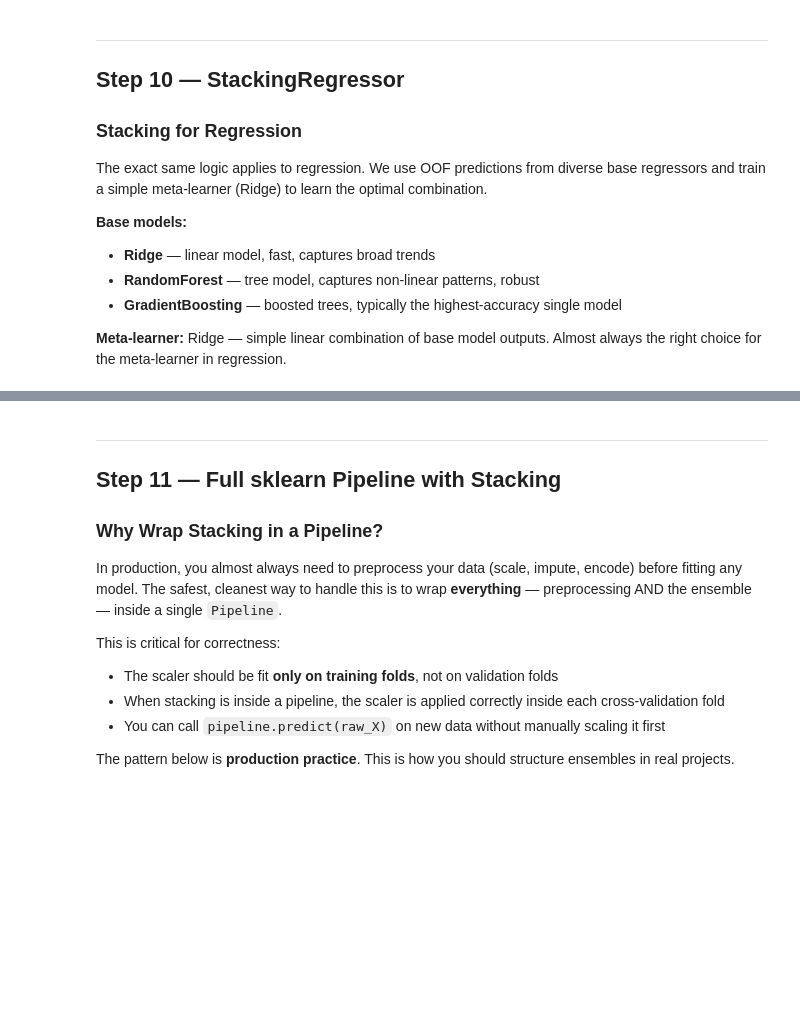
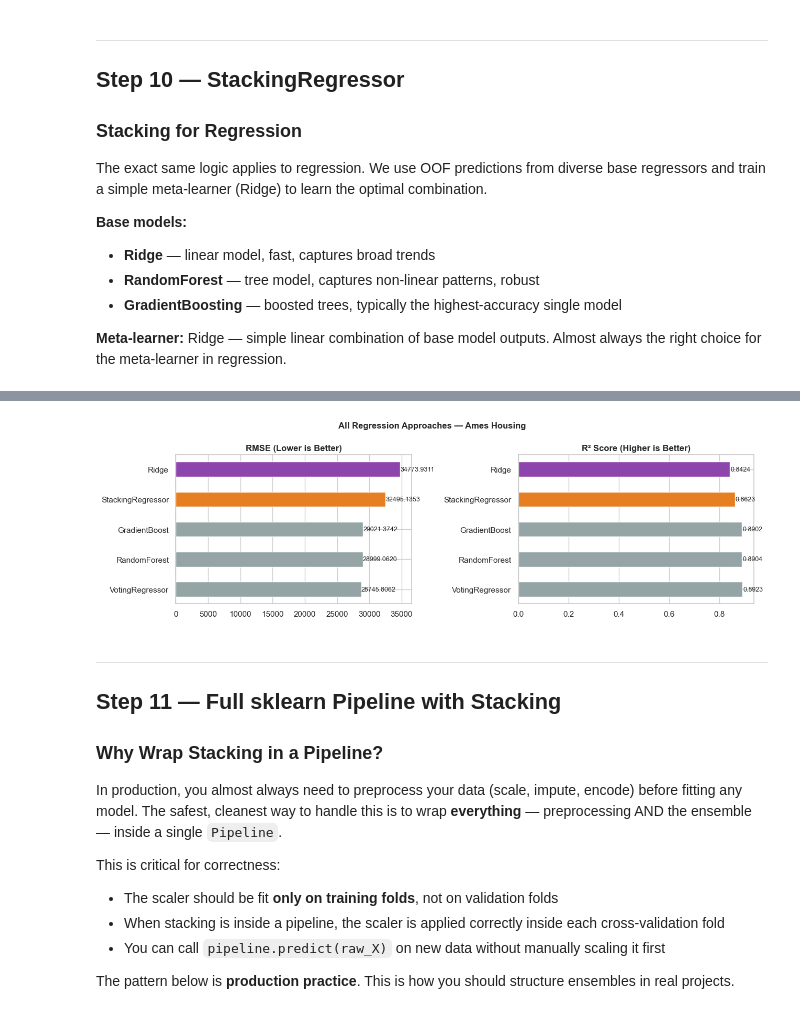
Before and after one commit to shiva-shivanibokka/Dive-Deeper-into-Supervised-Learning, a Jupyter notebook: 03_ensemble_strategies.ipynb, the cells around one changed output, grey strips where cells are left out. Saved outputs shown, nothing was run; the diff lists cells and outputs as text; code cells hidden in the pictures; blank space fills up the shorter version.

```diff
--- a/03_ensemble_strategies.ipynb
+++ b/03_ensemble_strategies.ipynb
@@ -894,24 +1015,26 @@ print(full_reg_df.to_string(index=False))
 # %%
 colors_full_reg = ['#95a5a6'] * 3 + ['#e67e22', '#8e44ad']
 
 fig, axes = plt.subplots(1, 2, figsize=(13, 4))
 axes[0].barh(full_reg_df['Model'], full_reg_df['RMSE'],
              color=colors_full_reg, edgecolor='white', height=0.5)
 for val, bar in zip(full_reg_df['RMSE'], axes[0].patches):
     axes[0].text(val + 0.003, bar.get_y() + bar.get_height()/2,
                  f'{val:.4f}', va='center', fontsize=9)
 axes[0].set_title('RMSE (Lower is Better)', fontweight='bold')
 
 axes[1].barh(full_reg_df['Model'], full_reg_df['R2'],
              color=colors_full_reg, edgecolor='white', height=0.5)
 for val, bar in zip(full_reg_df['R2'], axes[1].patches):
     axes[1].text(val + 0.002, bar.get_y() + bar.get_height()/2,
                  f'{val:.4f}', va='center', fontsize=9)
 axes[1].set_title('R² Score (Higher is Better)', fontweight='bold')
 
-plt.suptitle('All Regression Approaches — California Housing', fontsize=12, fontweight='bold')
+plt.suptitle('All Regression Approaches — Ames Housing', fontsize=12, fontweight='bold')
 plt.tight_layout()
 plt.show()
+# %% [output]
+[figure, added]
 # %% [markdown]
 ---
 
```
Also changed, not shown: parts of 27 cells of this notebook.
